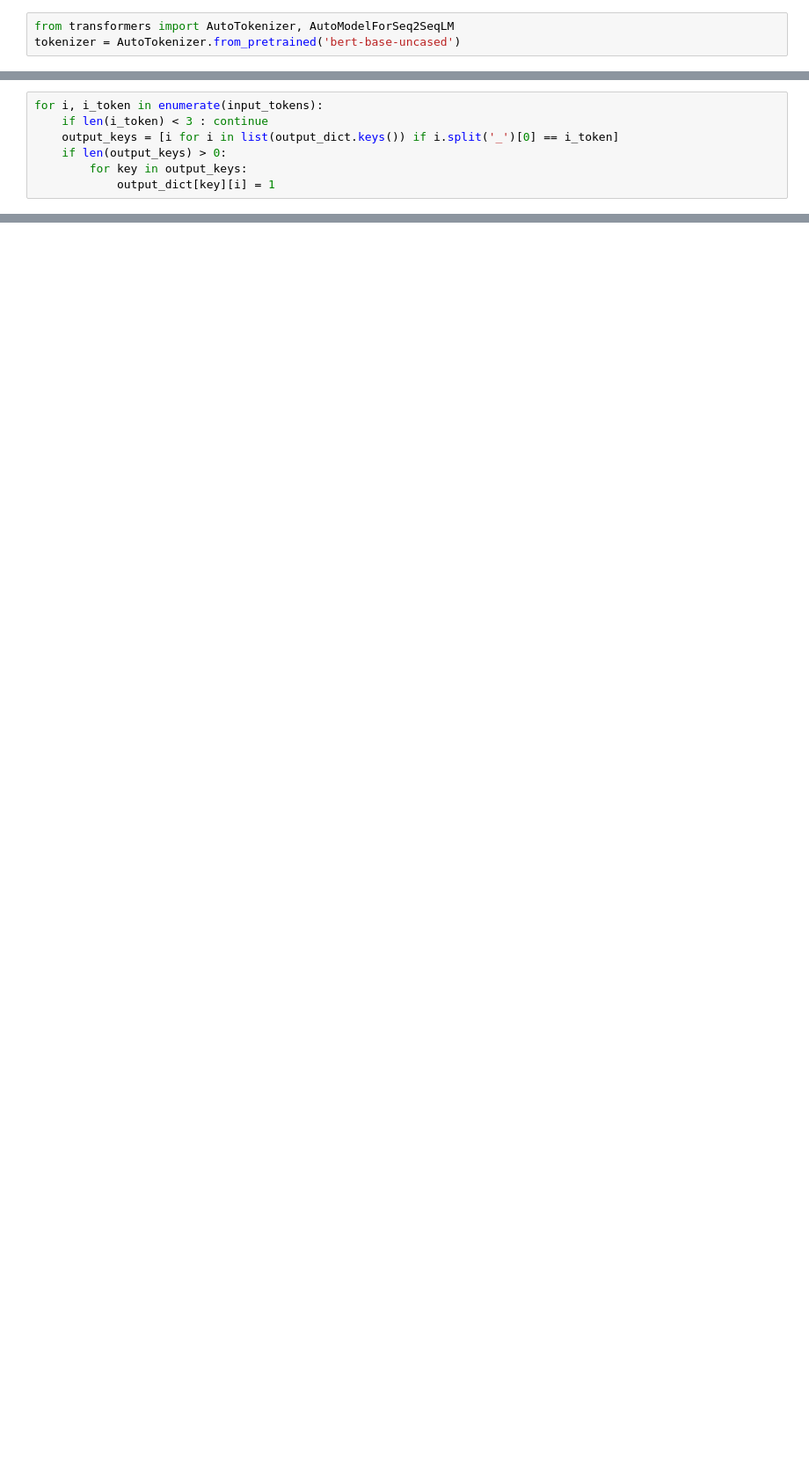
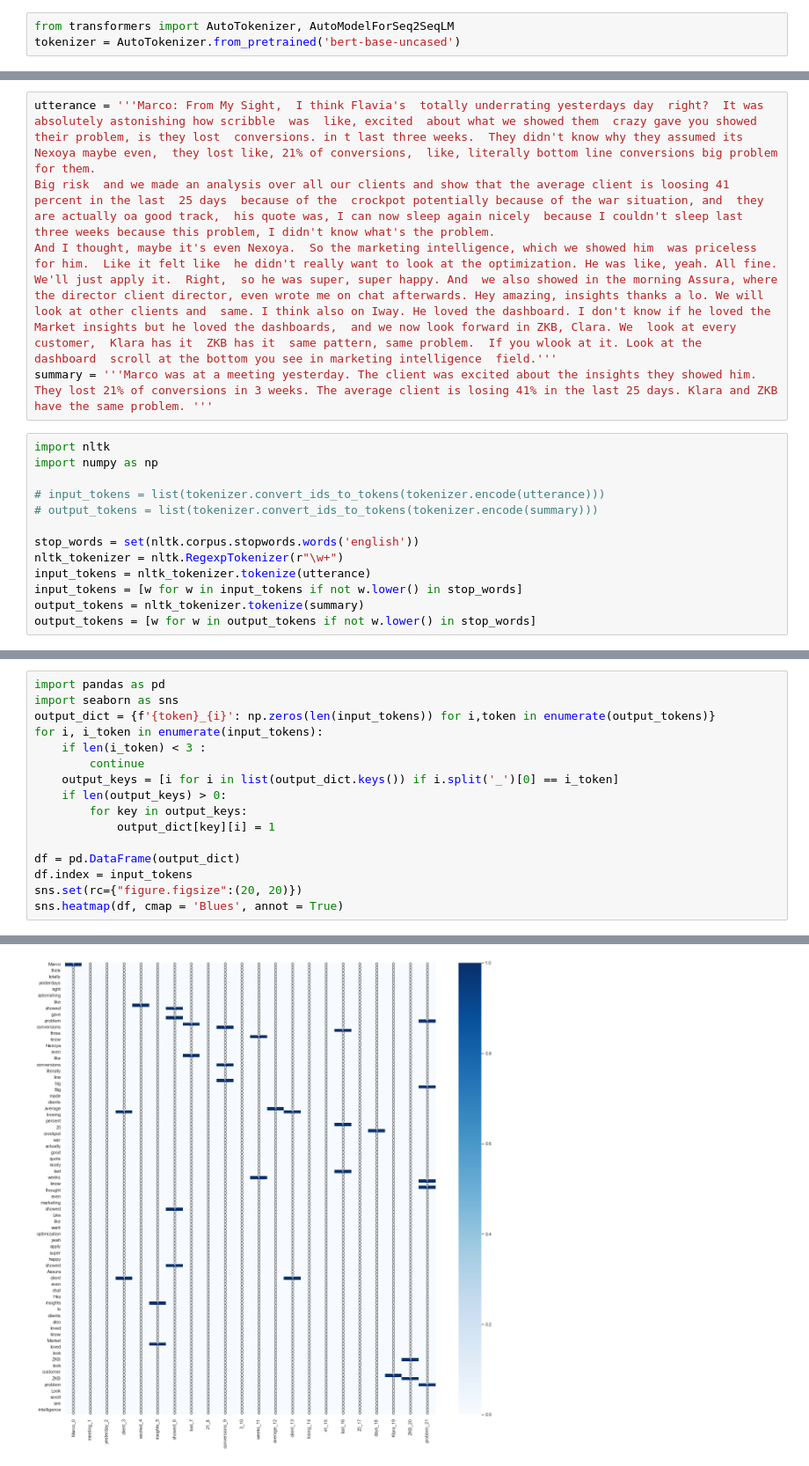
Before and after one commit to SilasRu/MA_experiments, a Jupyter notebook: notebooks/visualization_attention.ipynb, the cells around one changed output, grey strips where cells are left out. Shown at 88% size. Saved outputs shown, nothing was run; the diff lists cells and outputs as text; blank space fills up the shorter version.

Commit message:
slack convert^

```diff
--- a/notebooks/visualization_attention.ipynb
+++ b/notebooks/visualization_attention.ipynb
@@ -12,0 +4,19 @@ output_dict = {f'{token}_{i}': np.zeros(len(input_tokens)) for i,token in enumer
+# %%
+utterance = '''Marco: From My Sight,  I think Flavia's  totally underrating yesterdays day  right?  It was absolutely astonishing how scribble  was  like, excited  about what we showed them  crazy gave you showed  their problem, is they lost  conversions. in t last three weeks.  They didn't know why they assumed its Nexoya maybe even,  they lost like, 21% of conversions,  like, literally bottom line conversions big problem for them.
+Big risk  and we made an analysis over all our clients and show that the average client is loosing 41 percent in the last  25 days  because of the  crockpot potentially because of the war situation, and  they are actually oa good track,  his quote was, I can now sleep again nicely  because I couldn't sleep last three weeks because this problem, I didn't know what's the problem.
+And I thought, maybe it's even Nexoya.  So the marketing intelligence, which we showed him  was priceless for him.  Like it felt like  he didn't really want to look at the optimization. He was like, yeah. All fine.  We'll just apply it.  Right,  so he was super, super happy. And  we also showed in the morning Assura, where the director client director, even wrote me on chat afterwards. Hey amazing, insights thanks a lo. We will  look at other clients and  same. I think also on Iway. He loved the dashboard. I don't know if he loved the Market insights but he loved the dashboards,  and we now look forward in ZKB, Clara. We  look at every customer,  Klara has it  ZKB has it  same pattern, same problem.  If you wlook at it. Look at the
+dashboard  scroll at the bottom you see in marketing intelligence  field.'''
+summary = '''Marco was at a meeting yesterday. The client was excited about the insights they showed him. They lost 21% of conversions in 3 weeks. The average client is losing 41% in the last 25 days. Klara and ZKB have the same problem. '''
+# %%
+import nltk
+import numpy as np
+
+# input_tokens = list(tokenizer.convert_ids_to_tokens(tokenizer.encode(utterance)))
+# output_tokens = list(tokenizer.convert_ids_to_tokens(tokenizer.encode(summary)))
+
+stop_words = set(nltk.corpus.stopwords.words('english'))
+nltk_tokenizer = nltk.RegexpTokenizer(r"\w+")
+input_tokens = nltk_tokenizer.tokenize(utterance)
+input_tokens = [w for w in input_tokens if not w.lower() in stop_words]
+output_tokens = nltk_tokenizer.tokenize(summary)
+output_tokens = [w for w in output_tokens if not w.lower() in stop_words]
@@ -13,7 +132,17 @@ output_dict = {f'{token}_{i}': np.zeros(len(input_tokens)) for i,token in enumer
 # %%
+import pandas as pd
+import seaborn as sns
+output_dict = {f'{token}_{i}': np.zeros(len(input_tokens)) for i,token in enumerate(output_tokens)}
 for i, i_token in enumerate(input_tokens):
-    if len(i_token) < 3 : continue
+    if len(i_token) < 3 :
+        continue
     output_keys = [i for i in list(output_dict.keys()) if i.split('_')[0] == i_token]
     if len(output_keys) > 0:
         for key in output_keys:
             output_dict[key][i] = 1
+
+df = pd.DataFrame(output_dict)
+df.index = input_tokens
+sns.set(rc={"figure.figsize":(20, 20)})
+sns.heatmap(df, cmap = 'Blues', annot = True)
+# %% [output]
@@ -19,0 +150 @@ for i, i_token in enumerate(input_tokens):
+[figure, added]
```
Also changed, not shown: parts of 10 cells of this notebook, 4 other files.
